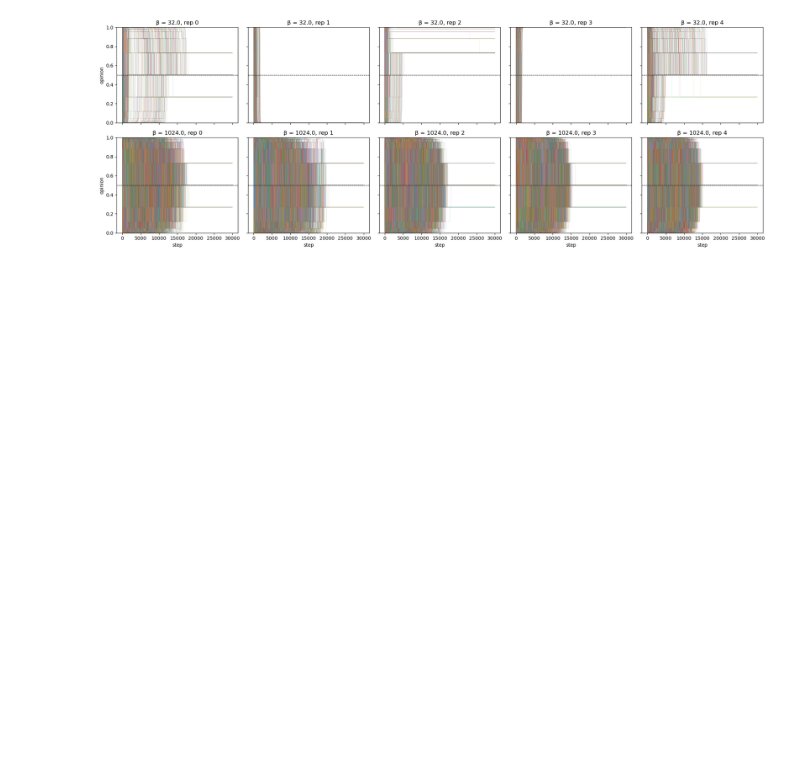
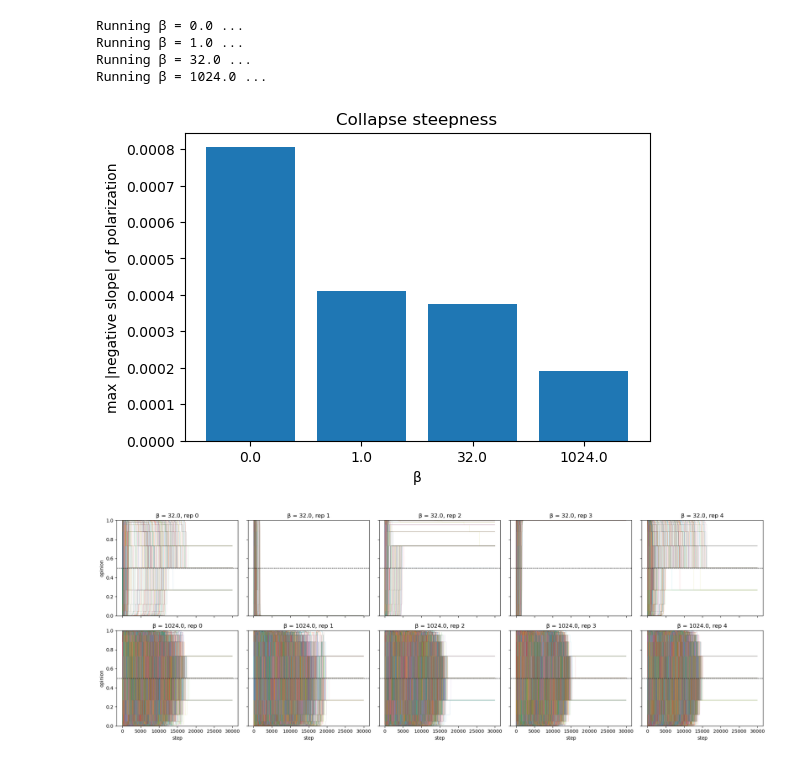
Before and after one commit to Fabio-FS/the_ranking_KIT, a Jupyter notebook: experiment_2.ipynb, the cells around one changed output. Drawn from its saved outputs; the diff is of its cells as text; code cells hidden in the pictures; blank space fills up the shorter version.

```diff
--- a/experiment_2.ipynb
+++ b/experiment_2.ipynb
@@ -90,3 +125,37 @@ plot_metric_comparison(aggs, "opinion", "polarization", ax_left, ax_right, label
+# %%
+# collapse steepness via max negative slope of polarization(t)
+def max_negative_slope(sweep, betas, record_every):
+    """Steepest descent of polarization for each beta. Returns dict beta -> slope (per step)."""
+    slopes = {}
+    for beta in betas:
+        pol = sweep[beta]["mean"]["polarization"]        # (n_records,)
+        d = np.diff(pol) / record_every
+        slopes[beta] = d.min()
+    return slopes
+
+def plot_max_negative_slope(sweep, betas, record_every, ax=None):
+    """Bar plot: steepest polarization descent vs beta."""
+    if ax is None:
+        _, ax = plt.subplots(figsize=(6, 4))
+    slopes = max_negative_slope(sweep, betas, record_every)
+    ax.bar([str(b) for b in betas], [abs(slopes[b]) for b in betas])
+    ax.set_xlabel("β")
+    ax.set_ylabel("max |negative slope| of polarization")
+    ax.set_title("Collapse steepness")
+    return ax
+# %%
+betas = [0.0, 1.0, 32.0, 1024.0]
+sweep = run_beta_sweep(base, betas, n_reps=20)
+
+fig, ax = plt.subplots(figsize=(6, 4))
+plot_max_negative_slope(sweep, betas, record_every=base.record_every, ax=ax)
+plt.show()
+# %% [output]
+Running β = 0.0 ...
+Running β = 1.0 ...
+Running β = 32.0 ...
+Running β = 1024.0 ...
+[figure, added]
 # %%
 plot_trajectory_grid(sweep, [betas[2], betas[3]], n_reps=5, record_every=base.record_every)
 fig.show()
```
Also changed, not shown: parts of 7 cells of this notebook, 3 other files.
